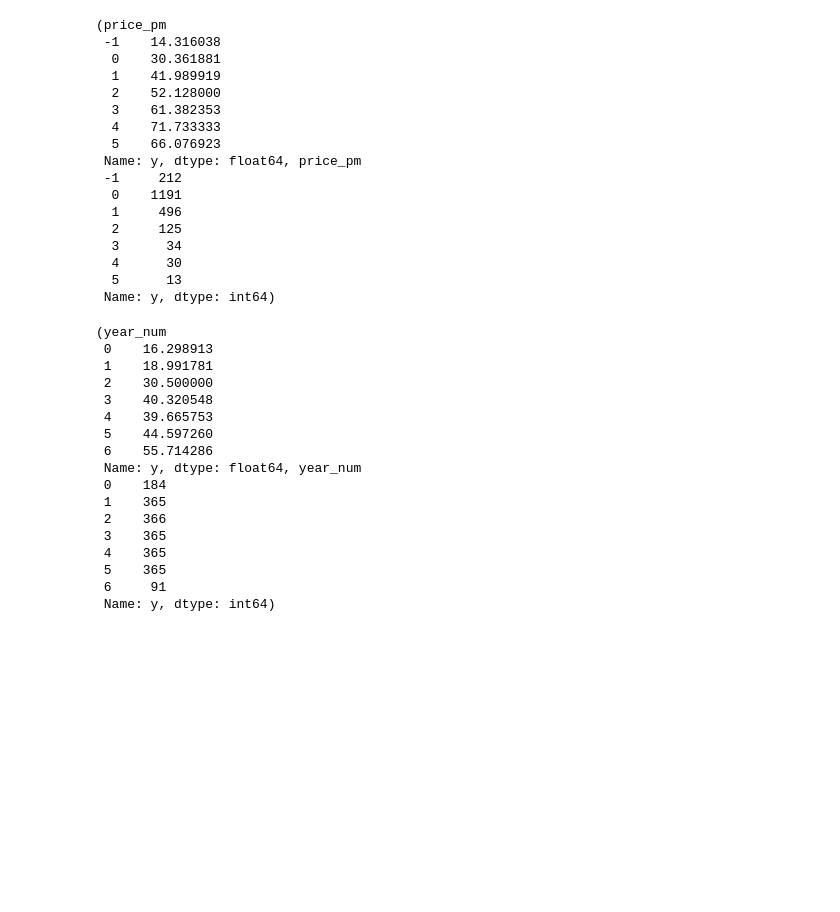
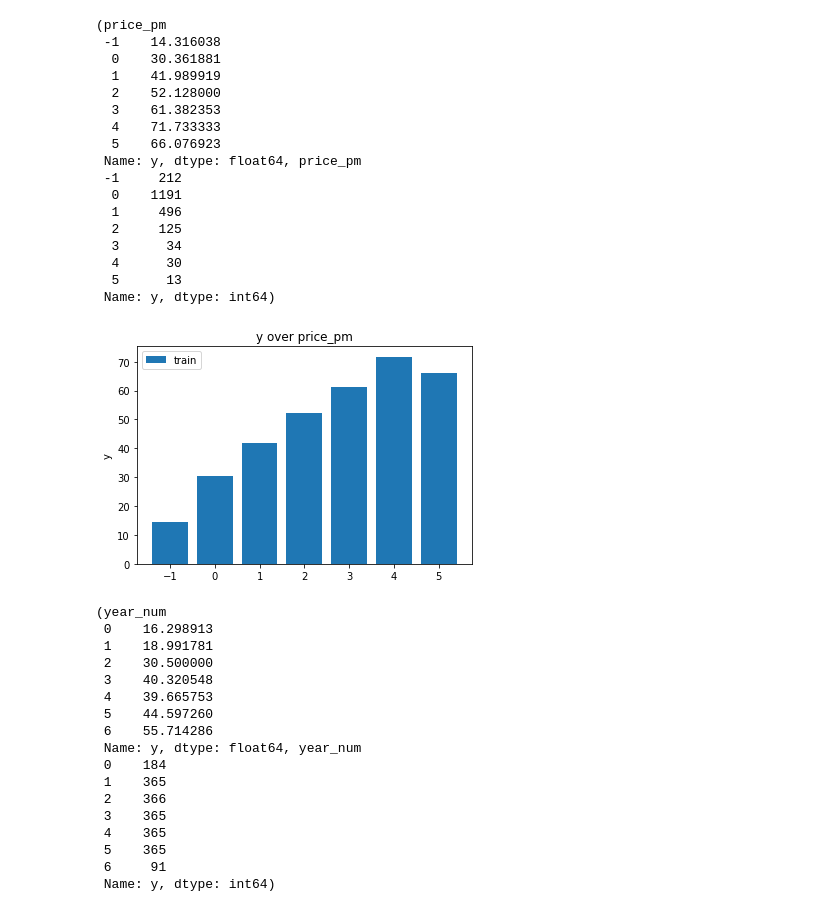
Before and after one commit to tacchan7412/gci2017_team12, a Jupyter notebook: Dataset.ipynb, the cells around one changed output. Saved outputs shown, nothing was run; the diff lists cells and outputs as text; code cells hidden in the pictures; blank space fills up the shorter version.

```diff
--- a/Dataset.ipynb
+++ b/Dataset.ipynb
@@ -173,6 +182,15 @@ train_df.groupby("price_pm")["y"].mean(),train_df.groupby("price_pm")["y"].size(
   4      30
   5      13
  Name: y, dtype: int64)
+# %%
+plt.bar(train_df["price_pm"].unique(),train_df.groupby("price_pm")["y"].mean(),label='train')
+
+plt.title('y over price_pm')
+plt.legend(loc=0)
+plt.ylabel('y')
+plt.show()
+# %% [output]
+[figure, added]
 # %%
 train_df.groupby("year_num")["y"].mean(),train_df.groupby("year_num")["y"].size()
 # %% [output]
```
Also changed, not shown: parts of 22 cells of this notebook.
